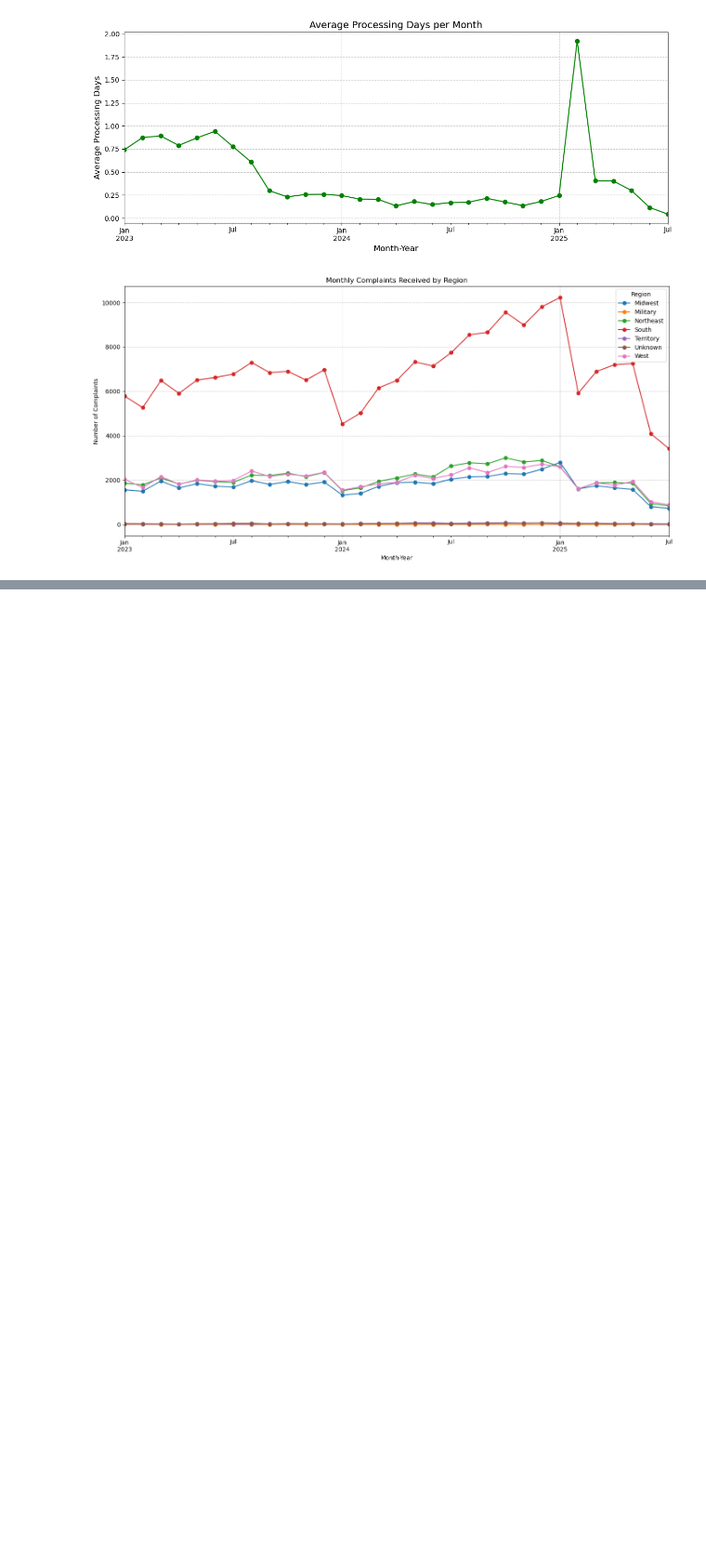
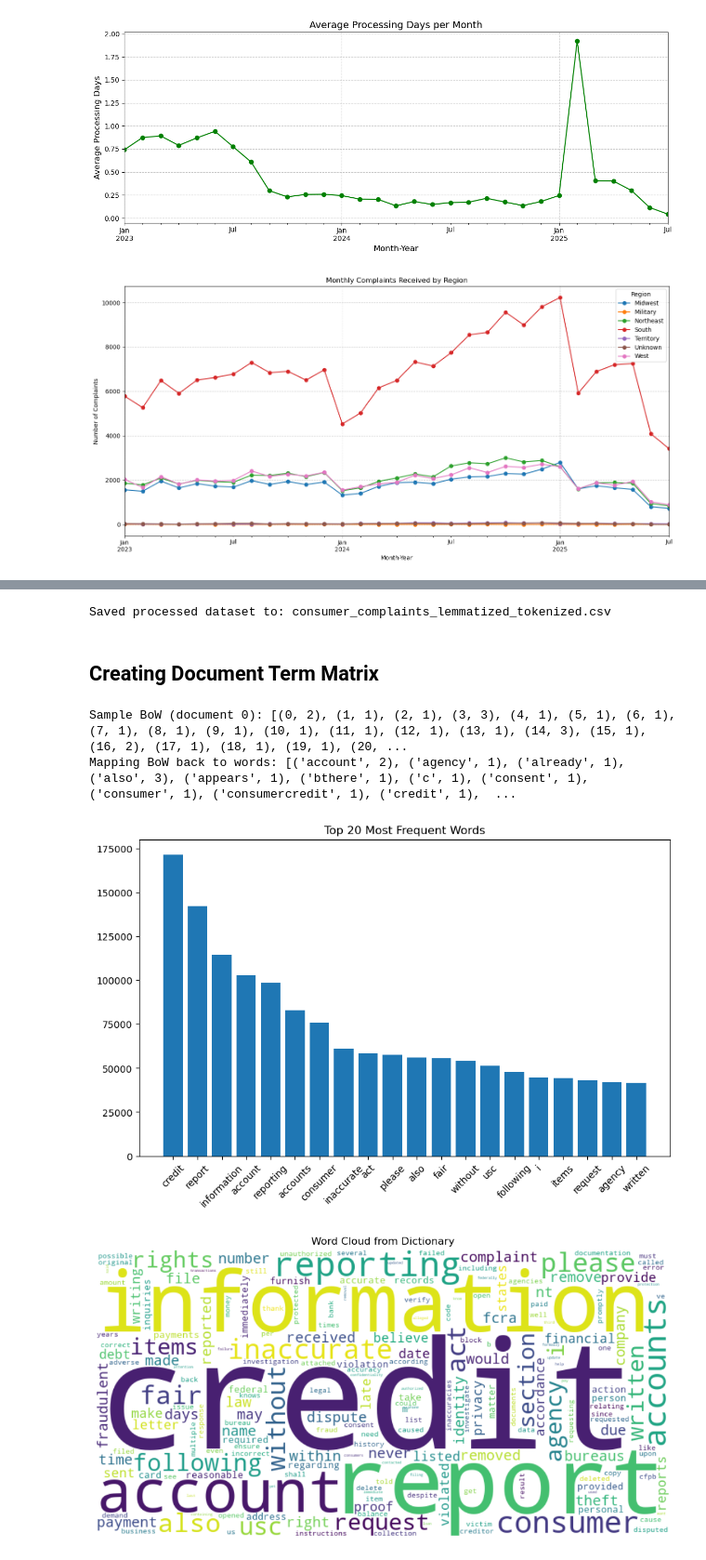
Before and after one commit to FillipusAditya/final-project-compfest17-bebek-ngapak, a Jupyter notebook: main.ipynb, the cells around one changed output, grey strips where cells are left out. Shown at 93% size. Drawn from its saved outputs; the diff is of its cells as text; code cells hidden in the pictures; blank space fills up the shorter version.

```diff
--- a/main.ipynb
+++ b/main.ipynb
@@ -945,0 +917,54 @@ LDA Model Perplexity: -6.3318
+# %%
+output_path = "consumer_complaints_lemmatized_tokenized.csv"
+consumer_complaints_cleaned.to_csv(output_path, index=False)
+print(f"Saved processed dataset to: {output_path}")
+# %% [output]
+Saved processed dataset to: consumer_complaints_lemmatized_tokenized.csv
+# %% [markdown]
+## Creating Document Term Matrix
+# %%
+def build_dictionary_and_corpus(texts):
+    dictionary = corpora.Dictionary(texts)
+    corpus = [dictionary.doc2bow(text) for text in texts]
+    return dictionary, corpus
+
+def plot_word_frequencies(dictionary, top_n=20):
+    word_counts = dictionary.dfs
+    sorted_counts = sorted(word_counts.items(), key=lambda x: x[1], reverse=True)[:top_n]
+
+    words = [dictionary[w_id] for w_id, _ in sorted_counts]
+    counts = [count for _, count in sorted_counts]
+
+    plt.figure(figsize=(10, 6))
+    plt.bar(words, counts)
+    plt.xticks(rotation=45)
+    plt.title(f"Top {top_n} Most Frequent Words")
+    plt.show()
+
+def plot_wordcloud(dictionary):
+    word_freq = {dictionary[w_id]: freq for w_id, freq in dictionary.dfs.items()}
+    wc = WordCloud(width=800, height=400, background_color="white").generate_from_frequencies(word_freq)
+
+    plt.figure(figsize=(12, 6))
+    plt.imshow(wc, interpolation="bilinear")
+    plt.axis("off")
+    plt.title("Word Cloud from Dictionary")
+    plt.show()
+# %%
+texts = consumer_complaints_cleaned["text_tokenized"].values
+
+# Build dictionary & corpus
+dictionary, corpus = build_dictionary_and_corpus(texts)
+
+# Show a sample BoW representation
+print("Sample BoW (document 0):", corpus[0])
+print("Mapping BoW back to words:", [(dictionary[id], freq) for id, freq in corpus[0]])
+
+# Visualizations
+plot_word_frequencies(dictionary, top_n=20)
+plot_wordcloud(dictionary)
+# %% [output]
+Sample BoW (document 0): [(0, 2), (1, 1), (2, 1), (3, 3), (4, 1), (5, 1), (6, 1), (7, 1), (8, 1), (9, 1), (10, 1), (11, 1), (12, 1), (13, 1), (14, 3), (15, 1), (16, 2), (17, 1), (18, 1), (19, 1), (20, ...
+Mapping BoW back to words: [('account', 2), ('agency', 1), ('already', 1), ('also', 3), ('appears', 1), ('bthere', 1), ('c', 1), ('consent', 1), ('consumer', 1), ('consumercredit', 1), ('credit', 1),  ...
+[figure, added]
+[figure, added]
```
Also changed, not shown: parts of 50 cells of this notebook.
